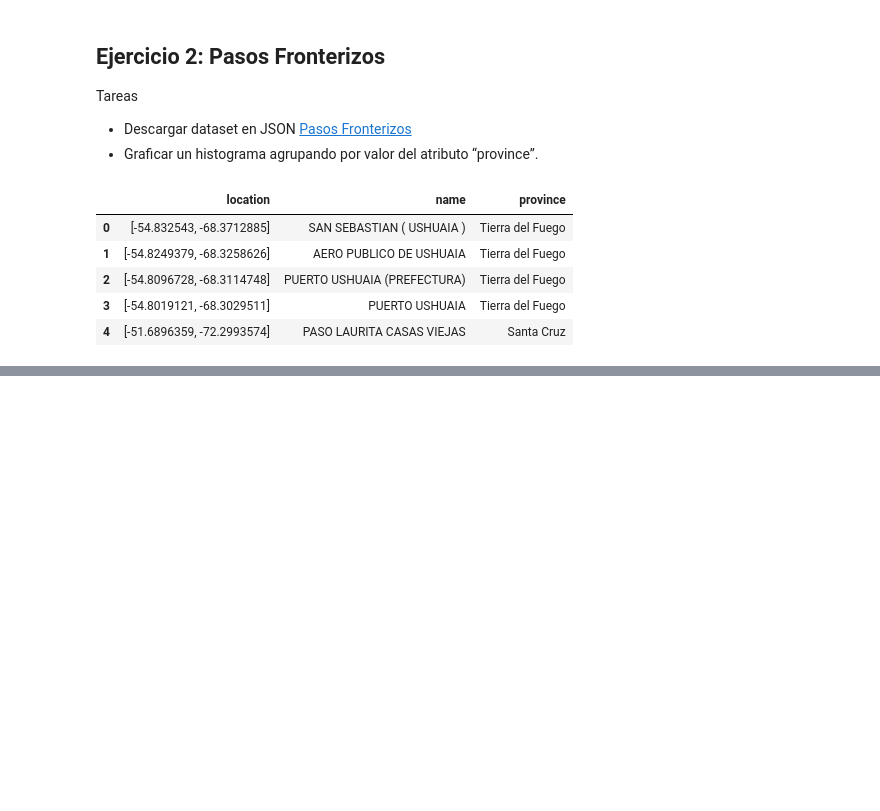
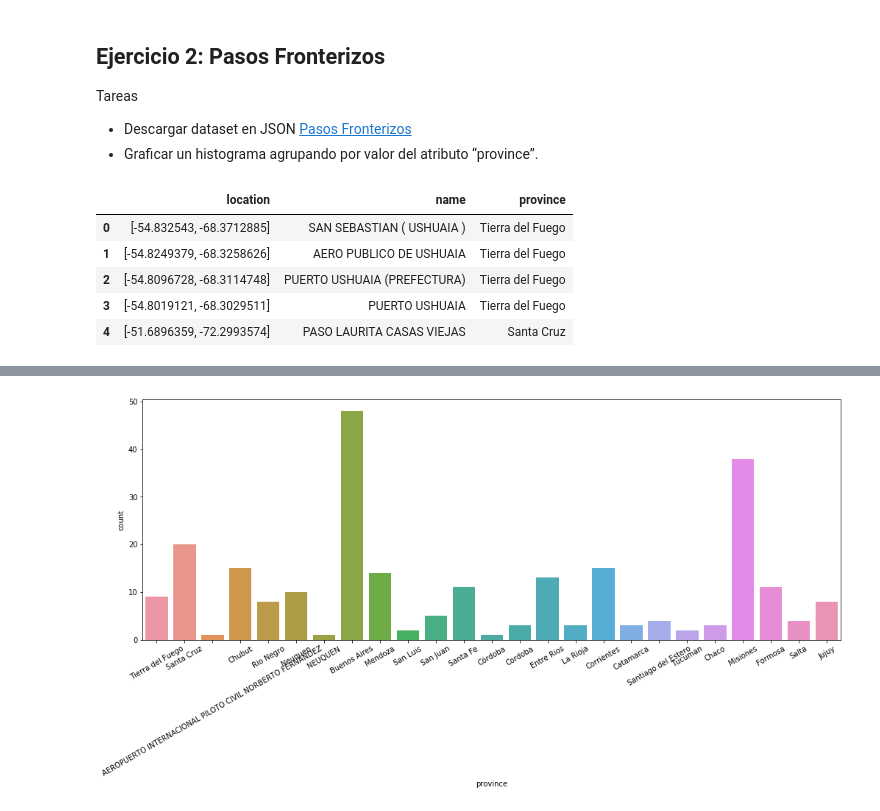
Before and after one commit to avdata99/diplo-datos-TPs-materia-2-analisis-y-curacion, a Jupyter notebook: TP 2 Análisis y curación.ipynb, the cells around one changed output, grey strips where cells are left out. Drawn from its saved outputs; the diff is of its cells as text; code cells hidden in the pictures; blank space fills up the shorter version.

```diff
--- a/TP 2 Análisis y curación.ipynb
+++ b/TP 2 Análisis y curación.ipynb
@@ -85,10 +102,13 @@ tabla2.head(5)
 # %%
-# import seaborn
+import seaborn
 # seaborn.__version__
 
 plt.figure(figsize=(17,6))
-plt.hist(data=tabla2, x='province', label='Provincias')
-plt.title('Distribución de pasos fronterizos por provincia')
+
+seaborn.countplot(data=tabla2, x='province')
+# provincias = tabla2['province'].str.upper().unique()
+# seaborn.distplot(a=tabla2['province'].value_counts(), label='Pasos fronterizos por provincia')
 plt.xticks(rotation=30)
-plt.legend()
 plt.show()
+# %% [output]
+[figure, added]
```
Also changed, not shown: parts of 1 cell of this notebook.
